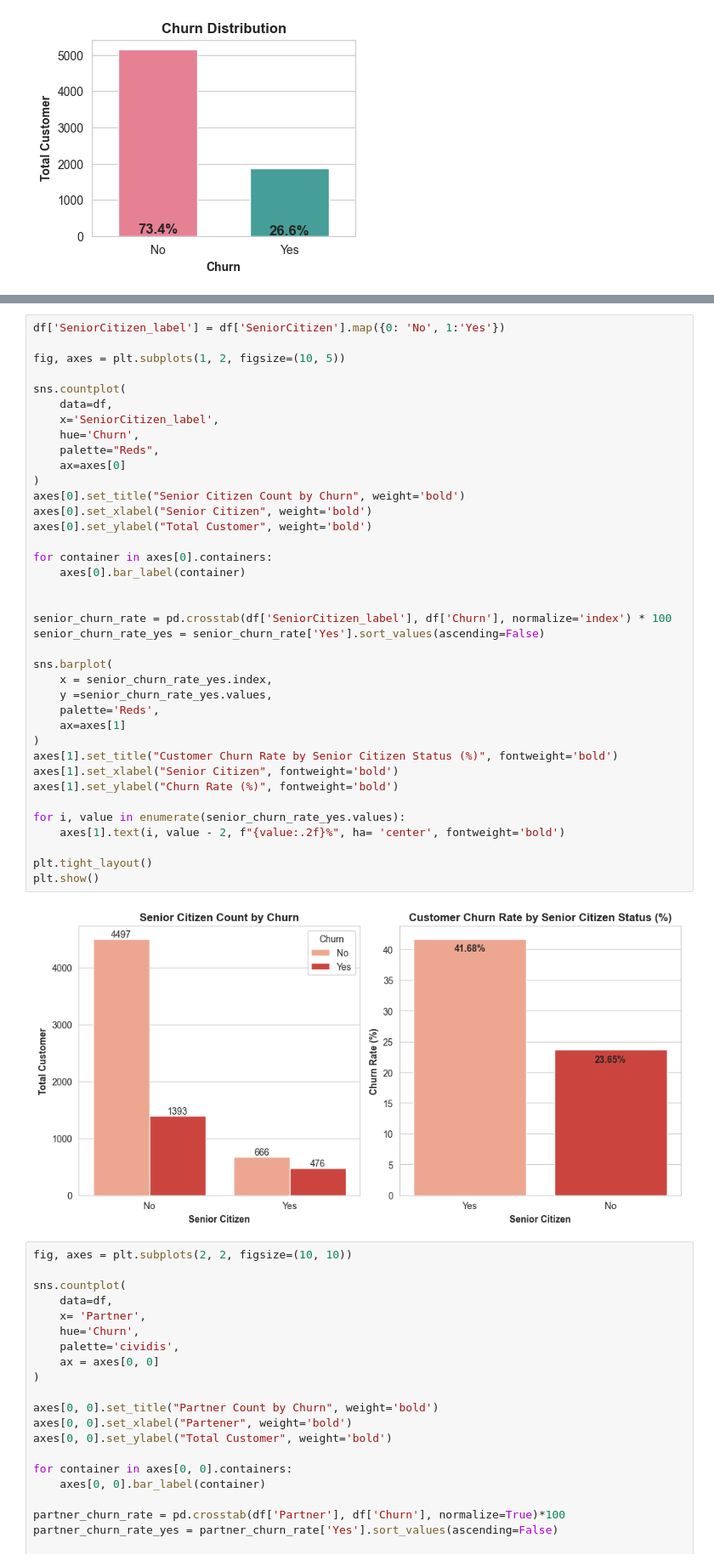
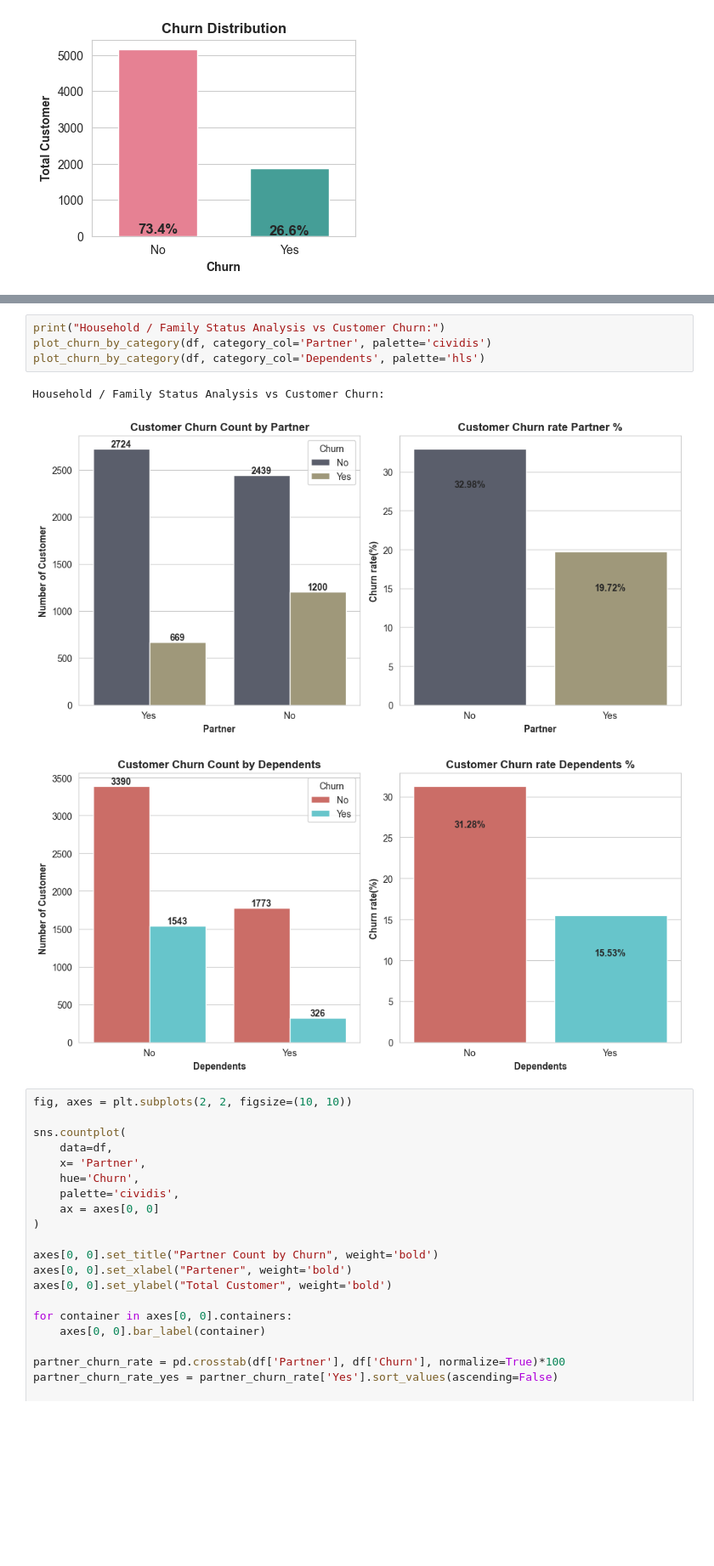
Before and after one commit to Md-Maruf-1727/customer-churn-prediction-ml, a Jupyter notebook: NoteBooks/03_eda_visualization.ipynb, the cells around one changed output, grey strips where cells are left out. Shown at 85% size. Drawn from its saved outputs; the diff is of its cells as text; blank space fills up the shorter version.

```diff
--- a/NoteBooks/03_eda_visualization.ipynb
+++ b/NoteBooks/03_eda_visualization.ipynb
@@ -85,43 +90,11 @@ plot_churn_by_category(df, category_col='gender')
-# %%
-df['SeniorCitizen_label'] = df['SeniorCitizen'].map({0: 'No', 1:'Yes'})
-
-fig, axes = plt.subplots(1, 2, figsize=(10, 5))
-
-sns.countplot(
-    data=df,
-    x='SeniorCitizen_label',
-    hue='Churn',
-    palette="Reds",
-    ax=axes[0]
-)
-axes[0].set_title("Senior Citizen Count by Churn", weight='bold')
-axes[0].set_xlabel("Senior Citizen", weight='bold')
-axes[0].set_ylabel("Total Customer", weight='bold')
-
-for container in axes[0].containers:
-    axes[0].bar_label(container)
-
-
-senior_churn_rate = pd.crosstab(df['SeniorCitizen_label'], df['Churn'], normalize='index') * 100
-senior_churn_rate_yes = senior_churn_rate['Yes'].sort_values(ascending=False)
-
-sns.barplot(
-    x = senior_churn_rate_yes.index,
-    y =senior_churn_rate_yes.values,
-    palette='Reds',
-    ax=axes[1]
-)
-axes[1].set_title("Customer Churn Rate by Senior Citizen Status (%)", fontweight='bold')
-axes[1].set_xlabel("Senior Citizen", fontweight='bold')
-axes[1].set_ylabel("Churn Rate (%)", fontweight='bold')
-
-for i, value in enumerate(senior_churn_rate_yes.values):
-    axes[1].text(i, value - 2, f"{value:.2f}%", ha= 'center', fontweight='bold')
-
-plt.tight_layout()
-plt.show()
-# %% [output]
-[figure, removed]
+# %%
+print("Household / Family Status Analysis vs Customer Churn:")
+plot_churn_by_category(df, category_col='Partner', palette='cividis')
+plot_churn_by_category(df, category_col='Dependents', palette='hls')
+# %% [output]
+Household / Family Status Analysis vs Customer Churn:
+[figure, added]
+[figure, added]
 # %%
 fig, axes = plt.subplots(2, 2, figsize=(10, 10))
 
```
Also changed, not shown: parts of 3 cells of this notebook.
